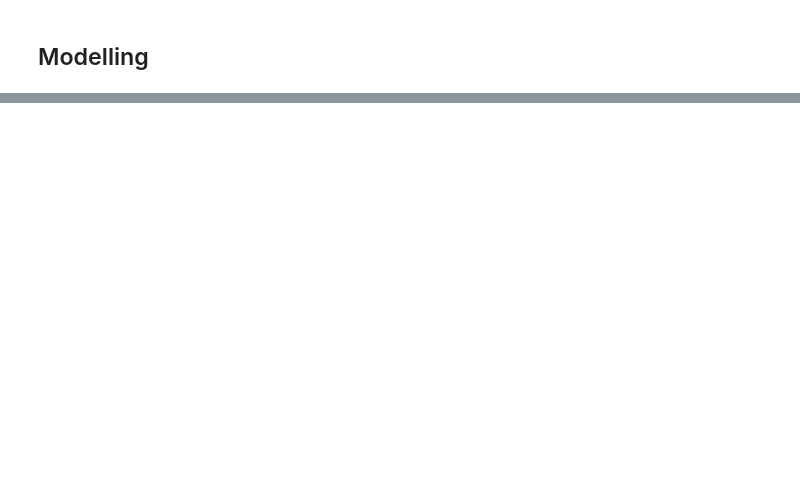
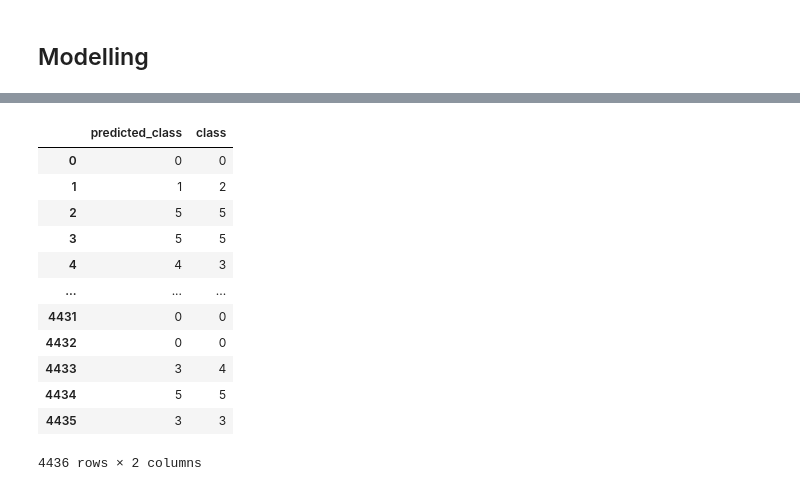
Before and after one commit to faridlazuarda/autextification, a Jupyter notebook: notebook/multilingual 2.ipynb, the cells around one changed output, grey strips where cells are left out. Drawn from its saved outputs; the diff is of its cells as text; code cells hidden in the pictures; blank space fills up the shorter version.

```diff
--- a/notebook/multilingual 2.ipynb
+++ b/notebook/multilingual 2.ipynb
@@ -249,0 +270,18 @@ The following columns in the evaluation set don't have a corresponding argument
+# %%
+import pandas as pd
+
+df
+# %% [output]
+|  | predicted_class | class |
+| 0 | 0 | 0 |
+| 1 | 1 | 2 |
+| 2 | 5 | 5 |
+| 3 | 5 | 5 |
+| 4 | 4 | 3 |
+| ... | ... | ... |
+| 4431 | 0 | 0 |
+| 4432 | 0 | 0 |
+| 4433 | 3 | 4 |
+| 4434 | 5 | 5 |
+| 4435 | 3 | 3 |
+4436 rows × 2 columns
```
Also changed, not shown: parts of 9 cells of this notebook, 18 other files.
